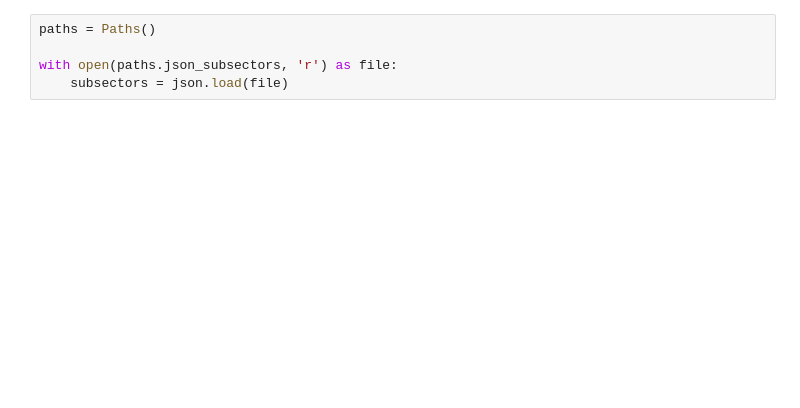
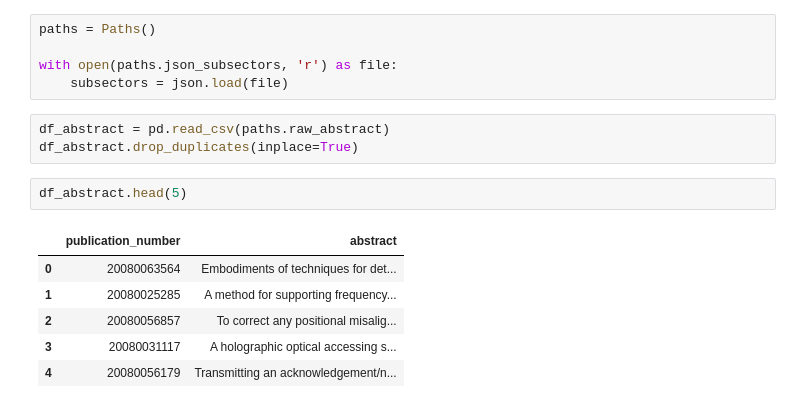
Before and after one commit to tseronni/genome, a Jupyter notebook: notebooks/bert.ipynb, the cells around one changed output. Cells and saved outputs as stored; diff of their text form; blank space fills up the shorter version.

```diff
--- a/notebooks/bert.ipynb
+++ b/notebooks/bert.ipynb
@@ -46,3 +8,15 @@ paths = Paths()
 
 with open(paths.json_subsectors, 'r') as file:
     subsectors = json.load(file)
+# %%
+df_abstract = pd.read_csv(paths.raw_abstract)
+df_abstract.drop_duplicates(inplace=True)
+# %%
+df_abstract.head(5)
+# %% [output]
+|  | publication_number | abstract |
+| 0 | 20080063564 | Embodiments of techniques for det... |
+| 1 | 20080025285 | A method for supporting frequency... |
+| 2 | 20080056857 | To correct any positional misalig... |
+| 3 | 20080031117 | A holographic optical accessing s... |
+| 4 | 20080056179 | Transmitting an acknowledgement/n... |
```
Also changed, not shown: parts of 7 cells of this notebook, 1 other file.
